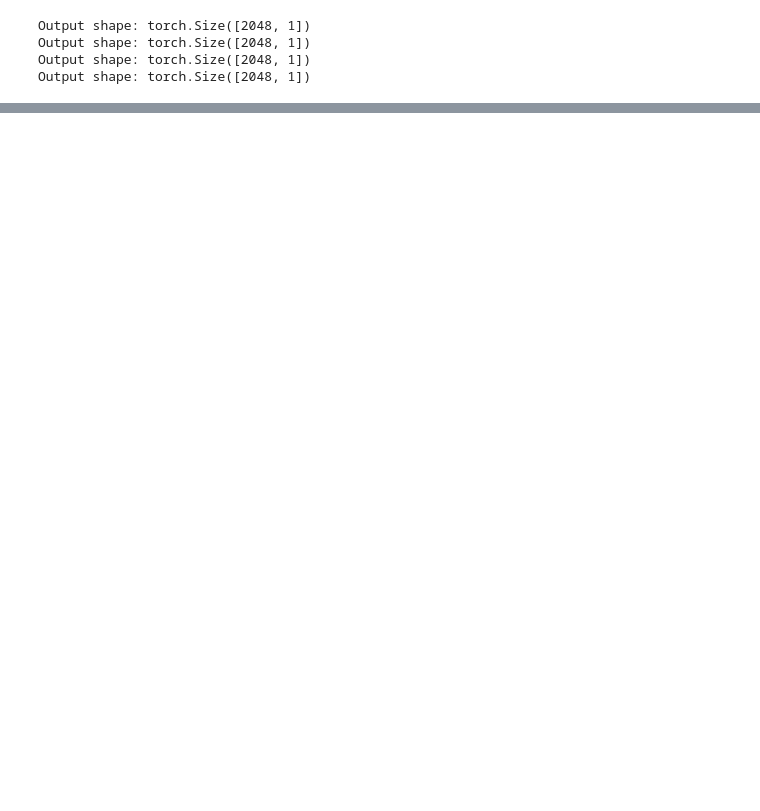
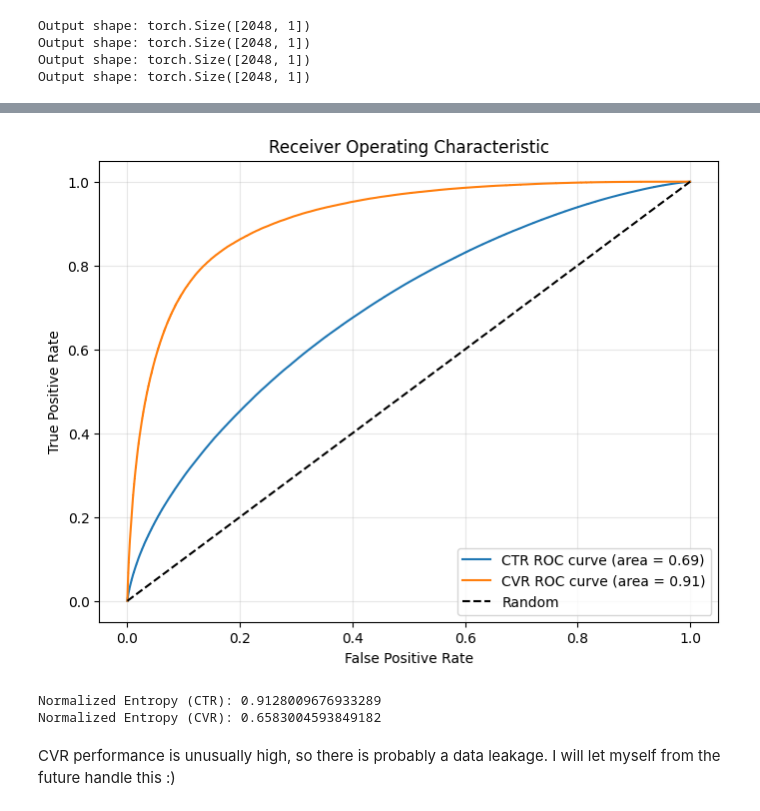
Before and after one commit to paataugrekhelidze/Recsys, a Jupyter notebook: ranking/ads_Moe/demo.ipynb, the cells around one changed output, grey strips where cells are left out. Drawn from its saved outputs; the diff is of its cells as text; code cells hidden in the pictures; blank space fills up the shorter version.

```diff
--- a/ranking/ads_Moe/demo.ipynb
+++ b/ranking/ads_Moe/demo.ipynb
@@ -235,0 +528,45 @@ Output shape: torch.Size([2048, 1])
+# %%
+# ROC AUC
+from sklearn.metrics import roc_curve, auc
+import matplotlib.pyplot as plt
+
+plt.figure(figsize=(8, 6))
+tasks = ["CTR", "CVR"]
+for t in range(len(final_task_dims)):
+    probs = torch.cat(predictions[t], dim=0).cpu().numpy()
+    target = torch.cat(targets[t], dim=0).cpu().numpy()
+
+    # Compute ROC curve and AUC
+    fpr, tpr, thresholds = roc_curve(target, probs)
+    roc_auc = auc(fpr, tpr)
+
+    # Plot both curves on same figure
+    plt.plot(fpr, tpr, label=f'{tasks[t]} ROC curve (area = {roc_auc:.2f})')
+
+plt.plot([0, 1], [0, 1], 'k--', label='Random')
+plt.xlabel('False Positive Rate')
+plt.ylabel('True Positive Rate')
+plt.title('Receiver Operating Characteristic')
+plt.legend(loc="lower right")
+plt.grid(alpha=0.3)
+plt.show()
+# %% [output]
+[figure, added]
+# %%
+import torch.nn.functional as F
+#  Normalized Entropy (NE)
+# average log-loss of a model divided by the average log-loss of a baseline model that predicts the global (CTR) for every impression
+tasks = ["CTR", "CVR"]
+for t in range(len(final_task_dims)):
+    probs = torch.cat(predictions[t], dim=0)
+    target = torch.cat(targets[t], dim=0)
+
+    NE = F.binary_cross_entropy(input=probs, target=target, reduction='mean') / F.binary_cross_entropy(input=torch.full_like(target, target.mean()), target=target, reduction='mean')
+
+
+    print(f"Normalized Entropy ({tasks[t]}): {NE}")
+# %% [output]
+Normalized Entropy (CTR): 0.9128009676933289
+Normalized Entropy (CVR): 0.6583004593849182
+# %% [markdown]
+CVR performance is unusually high, so there is probably a data leakage. I will let myself from the future handle this :)
```
Also changed, not shown: parts of 29 cells of this notebook, 4 other files.
